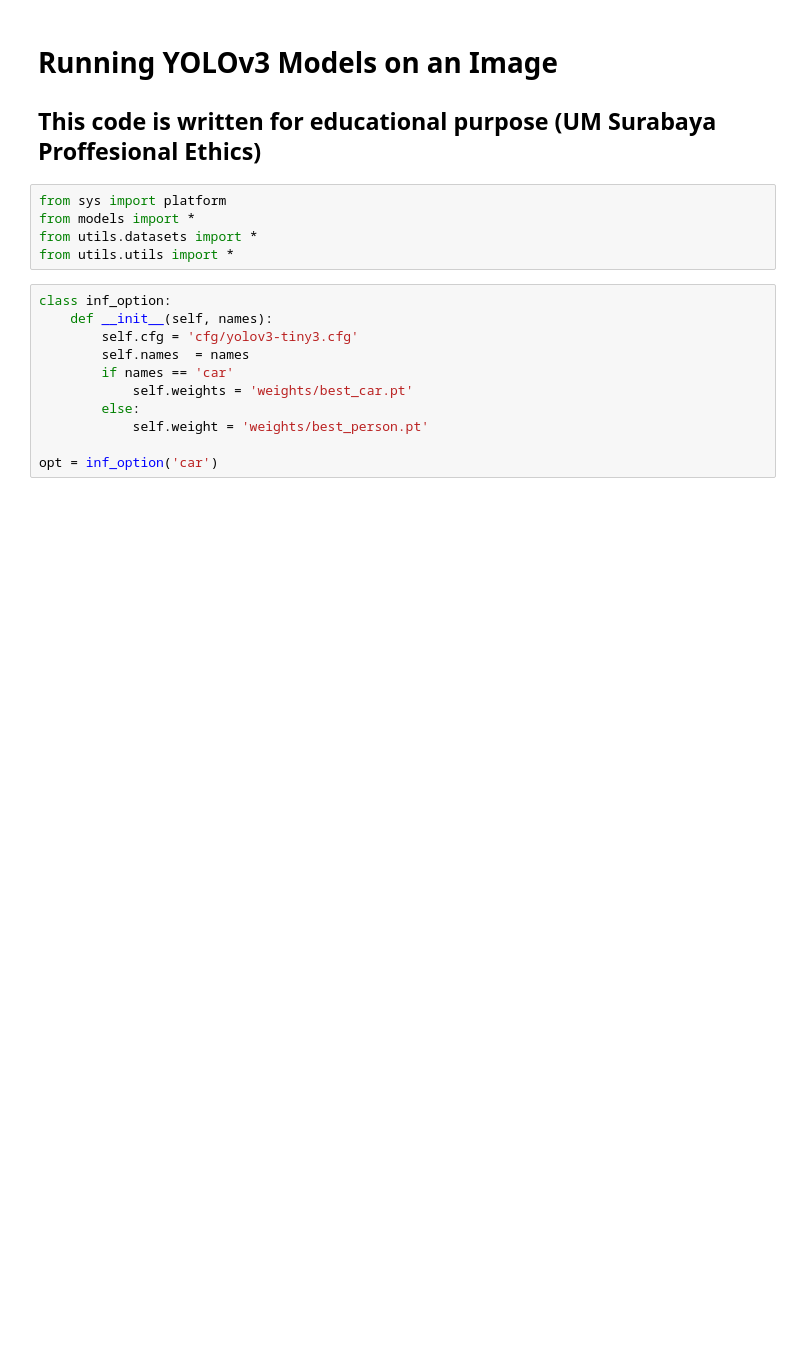
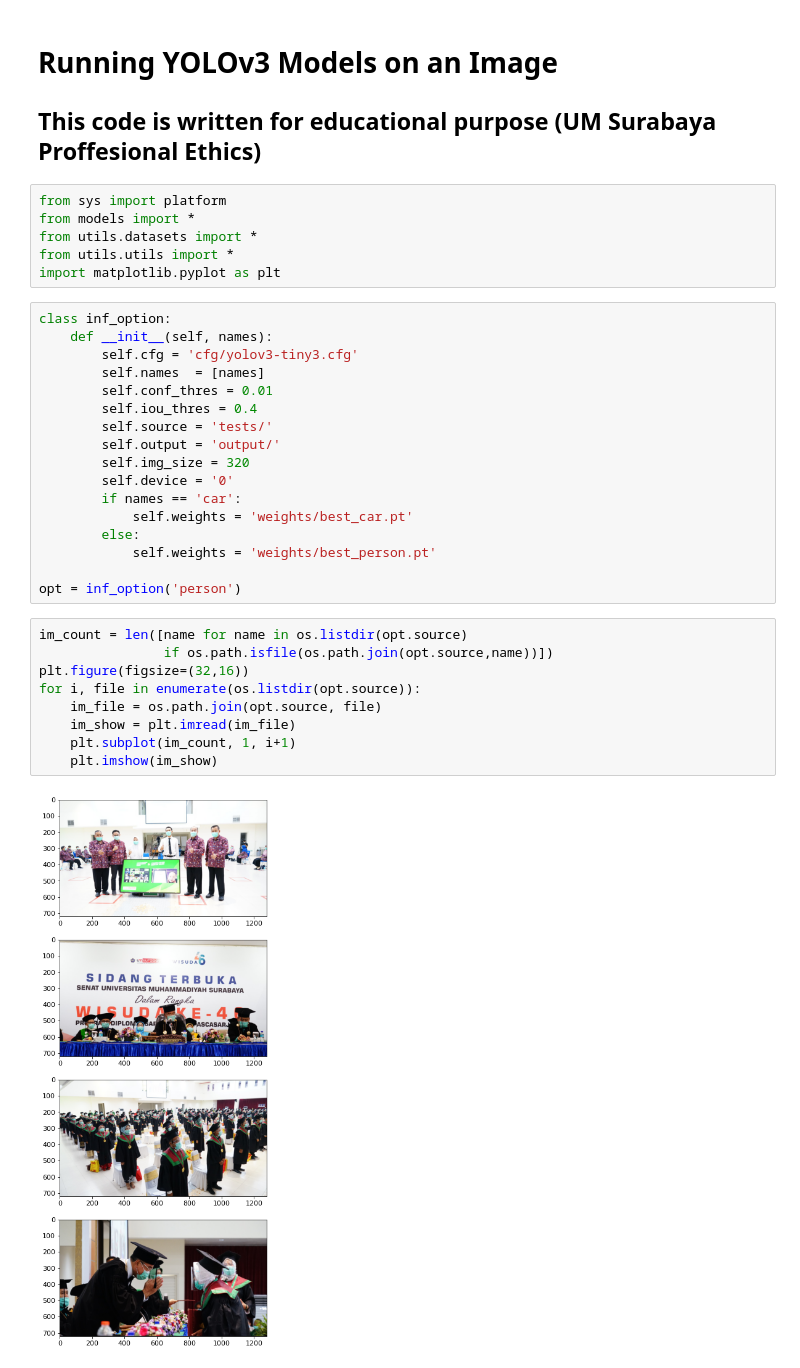
Before and after one commit to amirul-ft/YOLOv3-Inference, a Jupyter notebook: inference.ipynb, the cells around one changed output. Drawn from its saved outputs; the diff is of its cells as text; blank space fills up the shorter version.

```diff
--- a/inference.ipynb
+++ b/inference.ipynb
@@ -6,17 +6,35 @@ from sys import platform
 from models import *
 from utils.datasets import *
 from utils.utils import *
+import matplotlib.pyplot as plt
-# %%
-class inf_option:
-    def __init__(self, names):
-        self.cfg = 'cfg/yolov3-tiny3.cfg'
-        self.names  = names
-        if names == 'car'
-            self.weights = 'weights/best_car.pt'
-        else:
-            self.weight = 'weights/best_person.pt'
-
-opt = inf_option('car')
+# %%
+class inf_option:
+    def __init__(self, names):
+        self.cfg = 'cfg/yolov3-tiny3.cfg'
+        self.names  = [names]
+        self.conf_thres = 0.01
+        self.iou_thres = 0.4
+        self.source = 'tests/'
+        self.output = 'output/'
+        self.img_size = 320
+        self.device = '0'
+        if names == 'car':
+            self.weights = 'weights/best_car.pt'
+        else:
+            self.weights = 'weights/best_person.pt'
+
+opt = inf_option('person')
+# %%
+im_count = len([name for name in os.listdir(opt.source)
+                if os.path.isfile(os.path.join(opt.source,name))])
+plt.figure(figsize=(32,16))
+for i, file in enumerate(os.listdir(opt.source)):
+    im_file = os.path.join(opt.source, file)
+    im_show = plt.imread(im_file)
+    plt.subplot(im_count, 1, i+1)
+    plt.imshow(im_show)
+# %% [output]
+[figure, added]
 # %%
 def detect(save_img=False):
     img_size = (320, 192) if ONNX_EXPORT else opt.img_size  # (320, 192) or (416, 256) or (608, 352) for (height, width)
```
Also changed, not shown: parts of 3 cells of this notebook.
